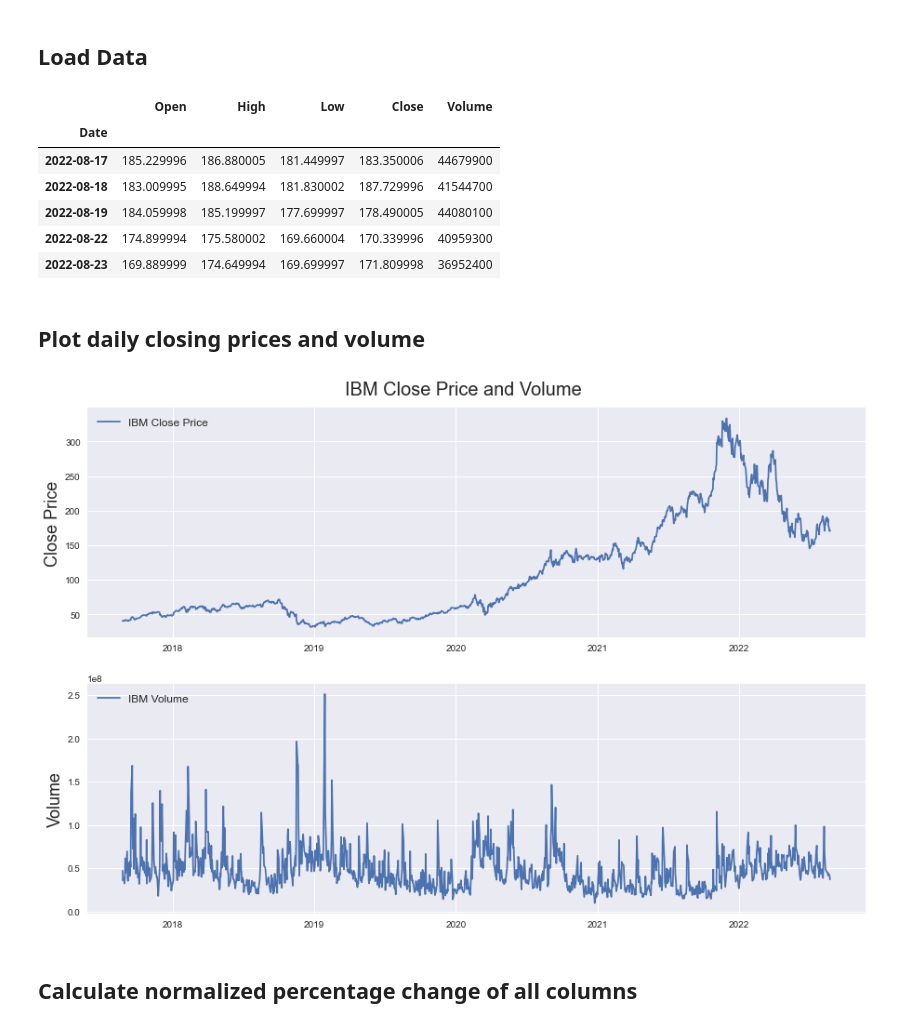
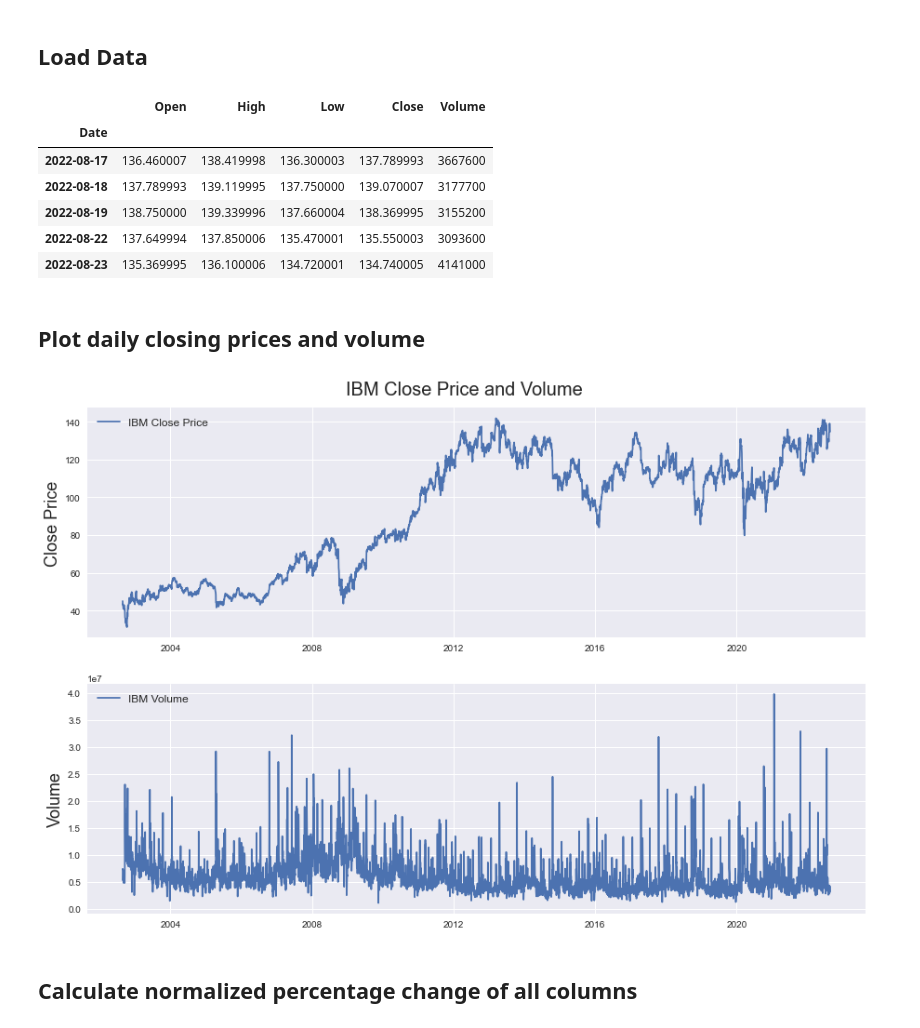
Before and after one commit to Neural-Matrix-LLC/Stock-and-ETF-Prediction_Paper, a Jupyter notebook: transformer_stock_pred.ipynb, the cells around one changed output. Drawn from its saved outputs; the diff is of its cells as text; code cells hidden in the pictures.

```diff
--- a/transformer_stock_pred.ipynb
+++ b/transformer_stock_pred.ipynb
@@ -56,10 +38,10 @@ ff_dim = 256
 # %% [markdown]
 ## Load Data
 # %%
-TICKER = "NVDA"
+TICKER = "IBM"
 # %%
-# Request historical data for past 5 years
-df = yf.Ticker(TICKER).history(period='5y')
+# Request historical data for past 20 years
+df = yf.Ticker(TICKER).history(period='20y')
 df = df[['Open', 'High', 'Low', 'Close', 'Volume']]
 # Replace 0 to avoid dividing by 0 later on
 df['Volume'].replace(to_replace=0, method='ffill', inplace=True)
@@ -68,30 +50,30 @@ df.tail()
 # %% [output]
 |  | Open | High | Low | Close | Volume |
 | Date |  |  |  |  |  |
-| 2022-08-17 | 185.229996 | 186.880005 | 181.449997 | 183.350006 | 44679900 |
-| 2022-08-18 | 183.009995 | 188.649994 | 181.830002 | 187.729996 | 41544700 |
-| 2022-08-19 | 184.059998 | 185.199997 | 177.699997 | 178.490005 | 44080100 |
-| 2022-08-22 | 174.899994 | 175.580002 | 169.660004 | 170.339996 | 40959300 |
-| 2022-08-23 | 169.889999 | 174.649994 | 169.699997 | 171.809998 | 36952400 |
+| 2022-08-17 | 136.460007 | 138.419998 | 136.300003 | 137.789993 | 3667600 |
+| 2022-08-18 | 137.789993 | 139.119995 | 137.750000 | 139.070007 | 3177700 |
+| 2022-08-19 | 138.750000 | 139.339996 | 137.660004 | 138.369995 | 3155200 |
+| 2022-08-22 | 137.649994 | 137.850006 | 135.470001 | 135.550003 | 3093600 |
+| 2022-08-23 | 135.369995 | 136.100006 | 134.720001 | 134.740005 | 4141000 |
 # %% [markdown]
 ## Plot daily closing prices and volume
 # %%
 fig = plt.figure(figsize=(15,10))
-st = fig.suptitle("IBM Close Price and Volume", fontsize=20)
+st = fig.suptitle(f"{TICKER} Close Price and Volume", fontsize=20)
 st.set_y(0.92)
 
 ax1 = fig.add_subplot(211)
-ax1.plot(df['Close'], label='IBM Close Price')
+ax1.plot(df['Close'], label=f'{TICKER} Close Price')
 ax1.set_ylabel('Close Price', fontsize=18)
 ax1.legend(loc="upper left", fontsize=12)
 
 ax2 = fig.add_subplot(212)
-ax2.plot(df['Volume'], label='IBM Volume')
+ax2.plot(df['Volume'], label=f'{TICKER} Volume')
 ax2.set_ylabel('Volume', fontsize=18)
 ax2.legend(loc="upper left", fontsize=12)
 plt.show()
 # %% [output]
-[figure, old version]
+[figure, new version]
 # %% [markdown]
 ## Calculate normalized percentage change of all columns
 # %%
```
Also changed, not shown: parts of 7 cells of this notebook, 1 other file.
